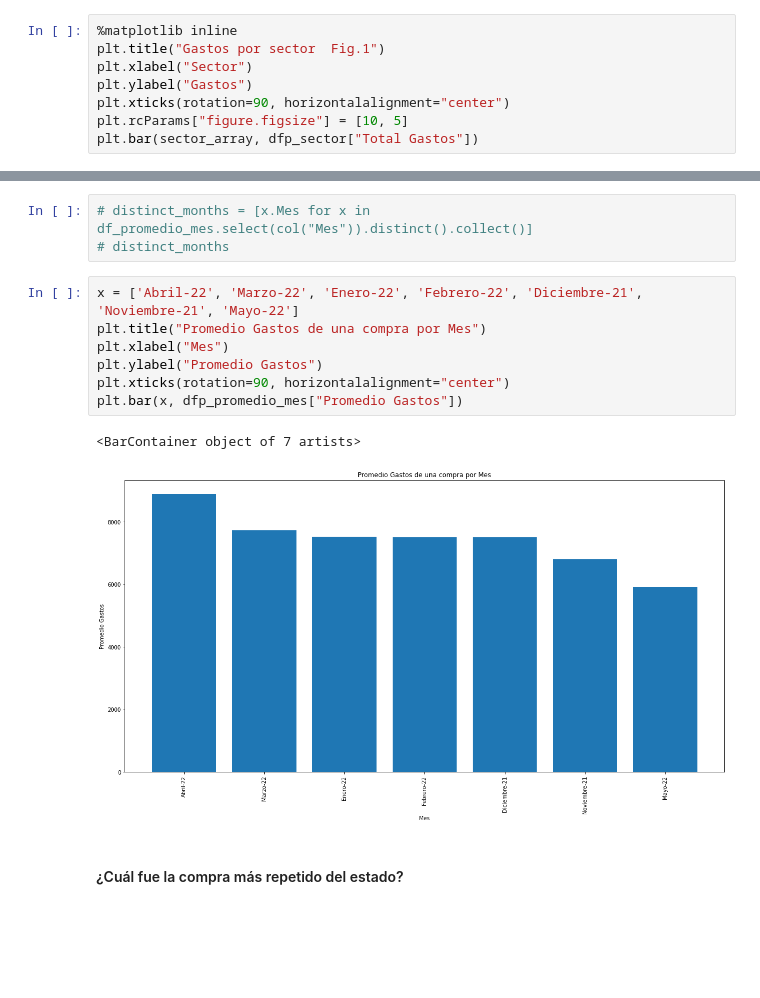
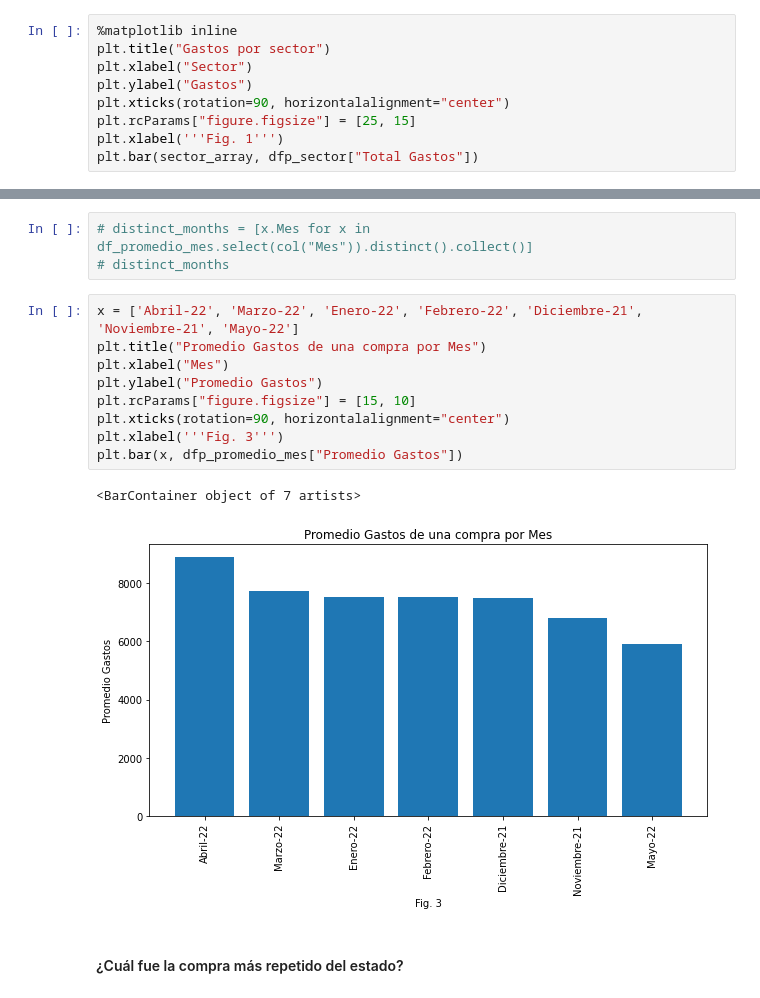
Before and after one commit to FranRossi/Big-Data-Project, a Jupyter notebook: Obligatorio_Francisco_Rossi_Ivan_Monjardin.ipynb, the cells around one changed output, grey strips where cells are left out. Cells and saved outputs as stored; diff of their text form; blank space fills up the shorter version.

Commit message:
Updates notebook's graphs

```diff
--- a/Obligatorio_Francisco_Rossi_Ivan_Monjardin.ipynb
+++ b/Obligatorio_Francisco_Rossi_Ivan_Monjardin.ipynb
@@ -520,11 +520,12 @@ sector_array = df_sector.select(col("sector")).rdd.map(lambda x: x[0]).collect()
 dfp_sector = df_sector.toPandas()
 # %%
 %matplotlib inline
-plt.title("Gastos por sector  Fig.1")
+plt.title("Gastos por sector")
 plt.xlabel("Sector")
 plt.ylabel("Gastos")
 plt.xticks(rotation=90, horizontalalignment="center")
-plt.rcParams["figure.figsize"] = [10, 5]
+plt.rcParams["figure.figsize"] = [25, 15]
+plt.xlabel('''Fig. 1''')
 plt.bar(sector_array, dfp_sector["Total Gastos"])
 # %% [output]
 <BarContainer object of 7 artists>
@@ -645,13 +648,15 @@ dfp_promedio_mes = df_promedio_mes.toPandas()
 # %%
 x = ['Abril-22', 'Marzo-22', 'Enero-22', 'Febrero-22', 'Diciembre-21', 'Noviembre-21', 'Mayo-22']
 plt.title("Promedio Gastos de una compra por Mes")
 plt.xlabel("Mes")
 plt.ylabel("Promedio Gastos")
+plt.rcParams["figure.figsize"] = [15, 10]
 plt.xticks(rotation=90, horizontalalignment="center")
+plt.xlabel('''Fig. 3''')
 plt.bar(x, dfp_promedio_mes["Promedio Gastos"])
 # %% [output]
 <BarContainer object of 7 artists>
-[figure, old version]
+[figure, new version]
 # %% [markdown]
 #### ¿Cuál fue la compra más repetido del estado?
 # %%
```
Also changed, not shown: parts of 6 cells of this notebook.
